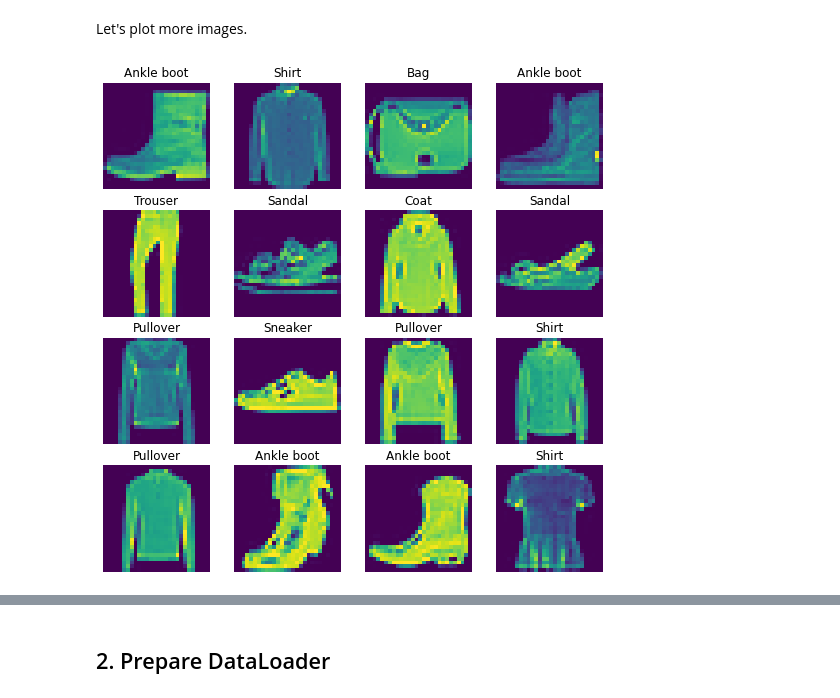
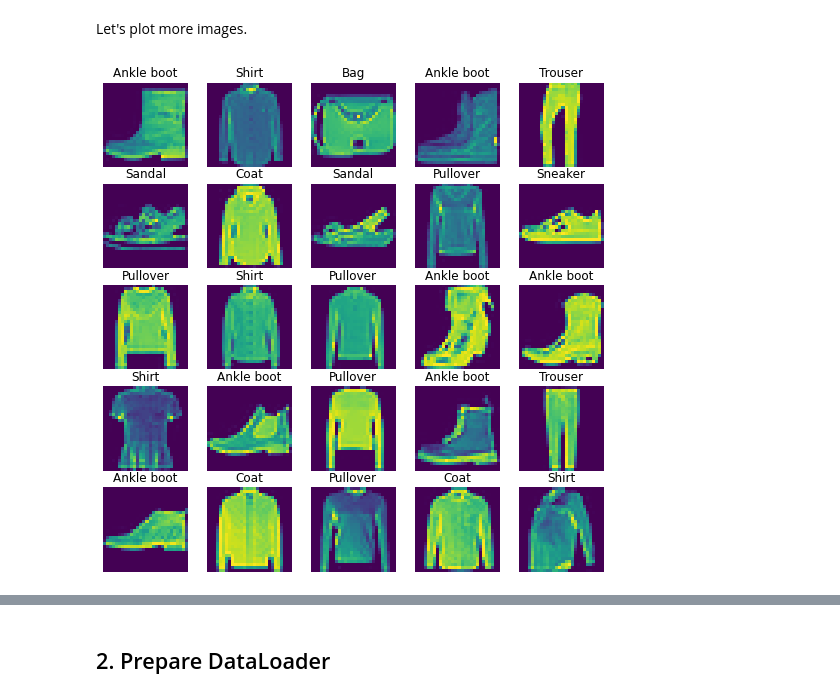
Before and after one commit to MMoronto/pytorch_exercises, a Jupyter notebook: Pytorch_exercises.ipynb, the cells around one changed output, grey strips where cells are left out. Cells and saved outputs as stored; diff of their text form; code cells hidden in the pictures.

```diff
--- a/Pytorch_exercises.ipynb
+++ b/Pytorch_exercises.ipynb
@@ -2899,15 +2899,15 @@ Let's plot more images.
 # %%
 # Plot more images
 torch.manual_seed(42)
 fig = plt.figure(figsize=(9, 9))
-rows, cols = 4, 4
+rows, cols = 5, 5
 for i in range(1, rows * cols + 1):
   random_idx = torch.randint(0, len(train_data), size=[1]).item()
   img, label = train_data[random_idx]
   fig.add_subplot(rows, cols, i)
   #plt.imshow(img.squeeze(), cmap="gray")
   plt.imshow(img.squeeze())
   plt.title(class_names[label])
   plt.axis(False);
 # %% [output]
-[figure, old version]
+[figure, new version]
```
Also changed, not shown: parts of 1 cell of this notebook.
